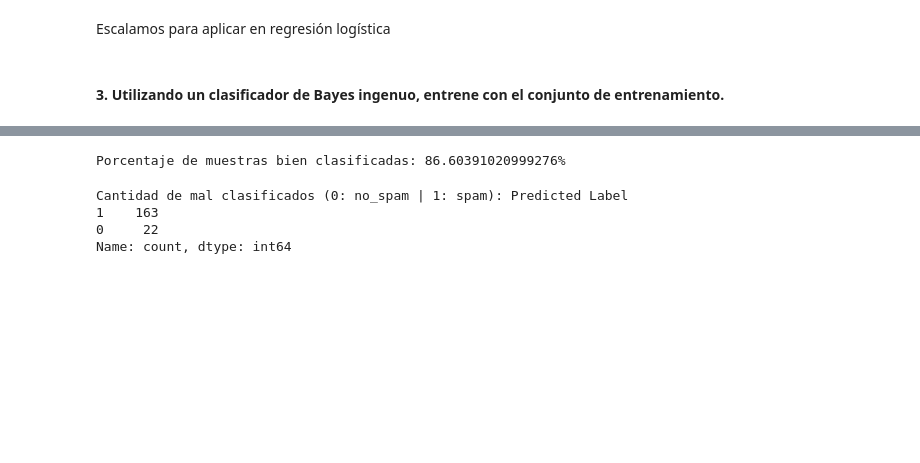
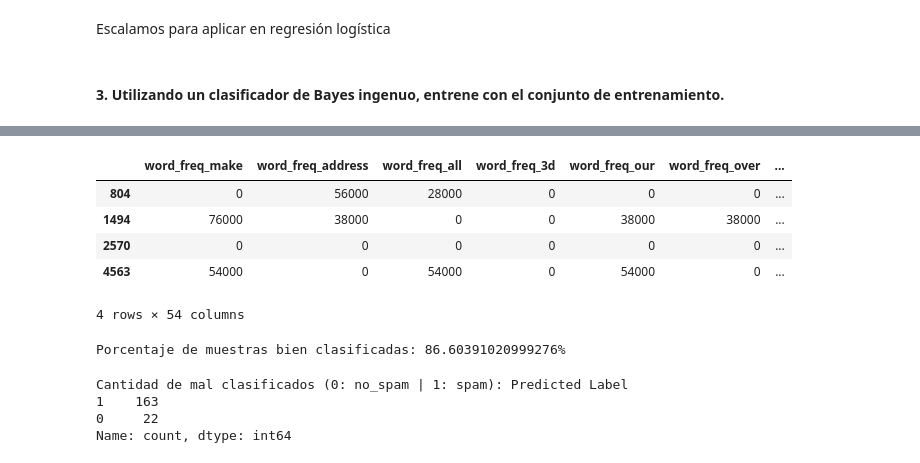
Before and after one commit to FIUBA-CEIA-18Co2024/IIA-TP3, a Jupyter notebook: notebook.ipynb, the cells around one changed output, grey strips where cells are left out. Drawn from its saved outputs; the diff is of its cells as text; code cells hidden in the pictures; blank space fills up the shorter version.

```diff
--- a/notebook.ipynb
+++ b/notebook.ipynb
@@ -235,3 +260,12 @@ X_test_scaled = pd.DataFrame(X_test_scaled, columns=X.columns)
+# %%
+X_train.head(4)
+# %% [output]
+|  | word_freq_make | word_freq_address | word_freq_all | word_freq_3d | word_freq_our | word_freq_over | ... |
+| 804 | 0 | 56000 | 28000 | 0 | 0 | 0 | ... |
+| 1494 | 76000 | 38000 | 0 | 0 | 38000 | 38000 | ... |
+| 2570 | 0 | 0 | 0 | 0 | 0 | 0 | ... |
+| 4563 | 54000 | 0 | 54000 | 0 | 54000 | 0 | ... |
+4 rows × 54 columns
 # %%
 bayes_naive = MultinomialNB()
 bayes_naive.fit(X_train, y_train)   #Entrenamos con los datos sin escalar.
```
Also changed, not shown: parts of 10 cells of this notebook.
